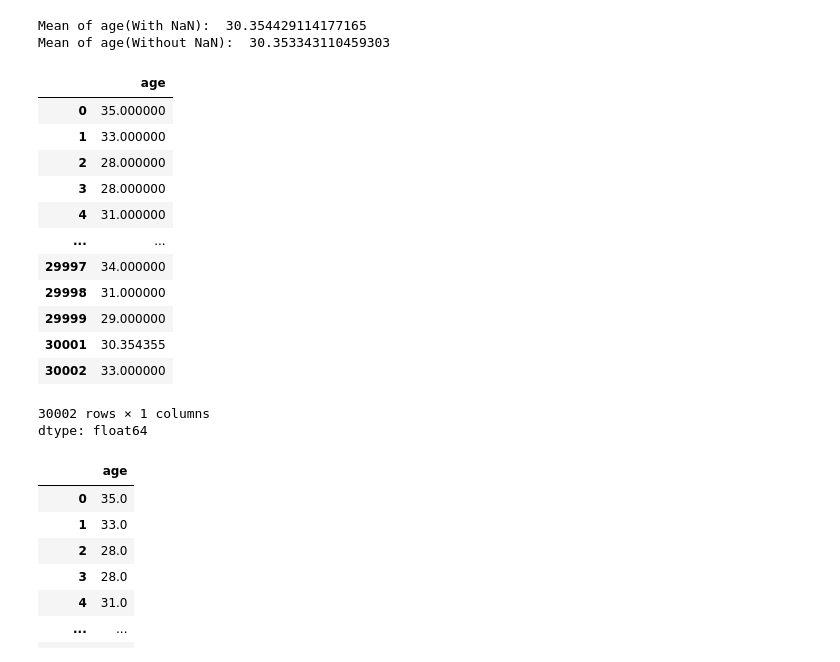
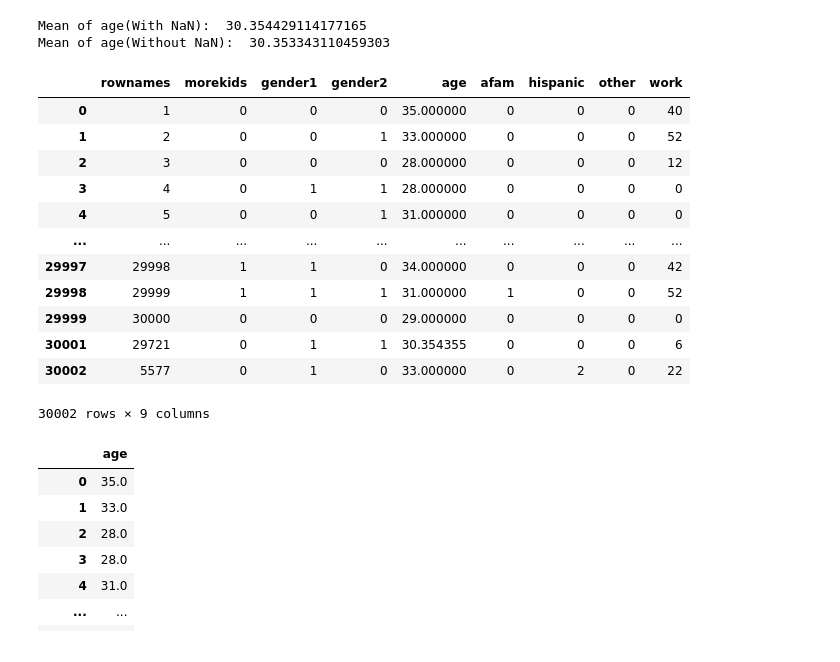
Before and after one commit to venkatrohithk/coursera-test, a Jupyter notebook: 21BDS0184_EDA.ipynb, the cells around one changed output. Drawn from its saved outputs; the diff is of its cells as text; code cells hidden in the pictures.

```diff
--- a/21BDS0184_EDA.ipynb
+++ b/21BDS0184_EDA.ipynb
@@ -203,21 +203,22 @@ Mean of age(Without NaN):  30.353343110459303
 # %%
 mean_df = df1["age"].fillna(df1["age"].mean())
 mean_df
+df1["age"] = mean_df
+df1
 # %% [output]
-|  | age |
-| 0 | 35.000000 |
-| 1 | 33.000000 |
-| 2 | 28.000000 |
-| 3 | 28.000000 |
-| 4 | 31.000000 |
-| ... | ... |
-| 29997 | 34.000000 |
-| 29998 | 31.000000 |
-| 29999 | 29.000000 |
-| 30001 | 30.354355 |
-| 30002 | 33.000000 |
+|  | rownames | morekids | gender1 | gender2 | age | afam | hispanic | other | work |
+| 0 | 1 | 0 | 0 | 0 | 35.000000 | 0 | 0 | 0 | 40 |
+| 1 | 2 | 0 | 0 | 1 | 33.000000 | 0 | 0 | 0 | 52 |
+| 2 | 3 | 0 | 0 | 0 | 28.000000 | 0 | 0 | 0 | 12 |
+| 3 | 4 | 0 | 1 | 1 | 28.000000 | 0 | 0 | 0 | 0 |
+| 4 | 5 | 0 | 0 | 1 | 31.000000 | 0 | 0 | 0 | 0 |
+| ... | ... | ... | ... | ... | ... | ... | ... | ... | ... |
+| 29997 | 29998 | 1 | 1 | 0 | 34.000000 | 0 | 0 | 0 | 42 |
+| 29998 | 29999 | 1 | 1 | 1 | 31.000000 | 1 | 0 | 0 | 52 |
+| 29999 | 30000 | 0 | 0 | 0 | 29.000000 | 0 | 0 | 0 | 0 |
+| 30001 | 29721 | 0 | 1 | 1 | 30.354355 | 0 | 0 | 0 | 6 |
+| 30002 | 5577 | 0 | 1 | 0 | 33.000000 | 0 | 2 | 0 | 22 |
-30002 rows × 1 columns
-dtype: float64
+30002 rows × 9 columns
 # %%
 forward_fill = df1["age"].fillna(method='ffill')
 forward_fill
```
Also changed, not shown: parts of 22 cells of this notebook.
